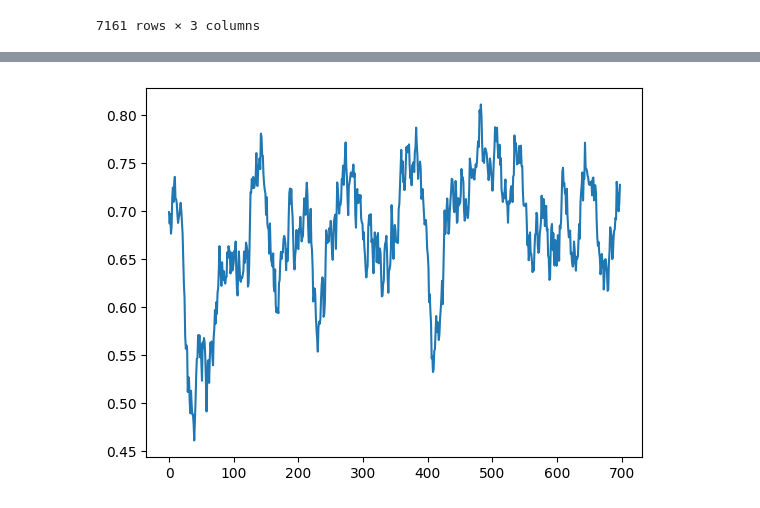
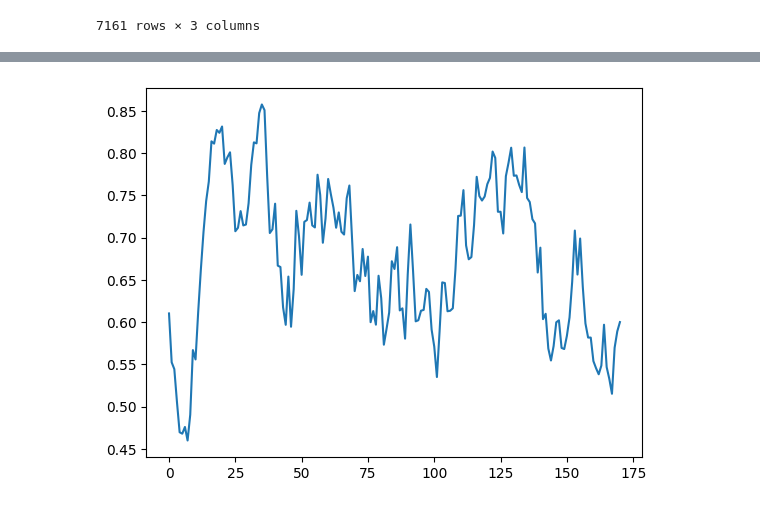
Before and after one commit to ljocha/gc-ms_bart, a Jupyter notebook: rassp-perf.ipynb, the cells around one changed output, grey strips where cells are left out. Cells and saved outputs as stored; diff of their text form; code cells hidden in the pictures.

```diff
--- a/rassp-perf.ipynb
+++ b/rassp-perf.ipynb
@@ -59,7 +59,7 @@ stest
 | 18953 | b'\xef\xbe\xad\xde\x00\x00\x00\x0... | [[26.0, 7.99], [27.0, 10.99], [29... | C1=CC=C2C(=C1)C(=CN2)CC#N |
 7161 rows × 3 columns
 # %%
-stest = stest.iloc[range(0,len(stest),10)]
+stest = stest.iloc[range(0,len(stest),40)]
 stest
 # %% [output]
 |  | rdmol | spect | smiles |
@@ -78,7 +78,14 @@ stest
 # %%
 use_gpu=True
-model='zia5/test.79149399.00000000.model'
-meta='zia5/test.79149399.meta'
+
+# nic moc, cossim kolem 0.65
+#model='zia5/test.79149399.00000000.model'
+#meta='zia5/test.79149399.meta'
+
+model='zia5/test.79068385.00000000.model'
+meta='zia5/test.79068385.meta'
+
+
 
 if use_gpu and not torch.cuda.is_available():
     use_gpu = False
@@ -130,5 +137,6 @@ plot_spectra_mirror(st,sp)
 # %%
-sim = matchms.similarity.CosineGreedy()
+#sim = matchms.similarity.CosineGreedy()
+sim = matchms.similarity.CosineHungarian(mz_power=3., intensity_power=.6)
 
 scores = [ sim.pair(to_matchms_spec(true[i]),to_matchms_spec(pred[i])) for i in range(len(true)) ]
 # %% [output]
@@ -148,10 +156,10 @@ scores = [ sim.pair(to_matchms_spec(true[i]),to_matchms_spec(pred[i])) for i in
 # %%
 scoresonly = np.array([ float(s['score']) for s in scores ])
 
-smooth = np.convolve(scoresonly, np.ones(20)/20, mode='valid')
+smooth = np.convolve(scoresonly, np.ones(10)/10, mode='valid')
 
 plt.plot(smooth)
 #plt.plot([ float(s['matches']) for s in scores ])
 plt.show()
 # %% [output]
-[figure, old version]
+[figure, new version]
```
Also changed, not shown: parts of 4 cells of this notebook, 4 other files.
